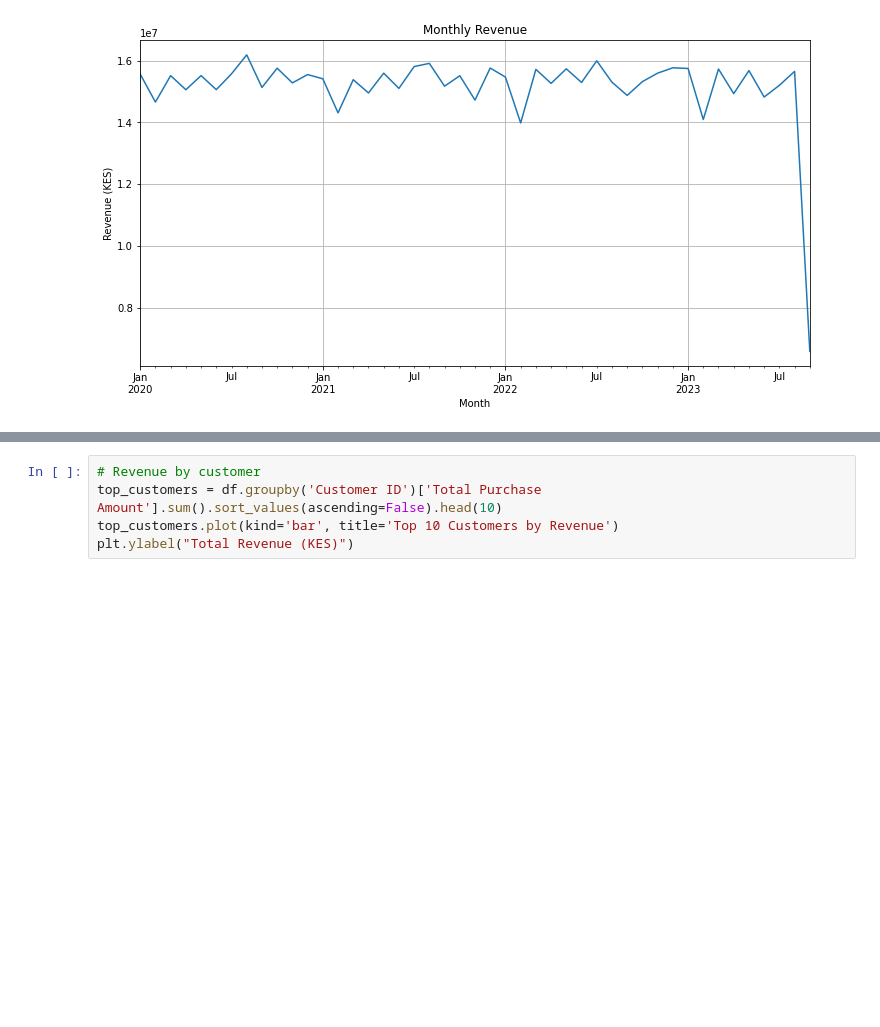
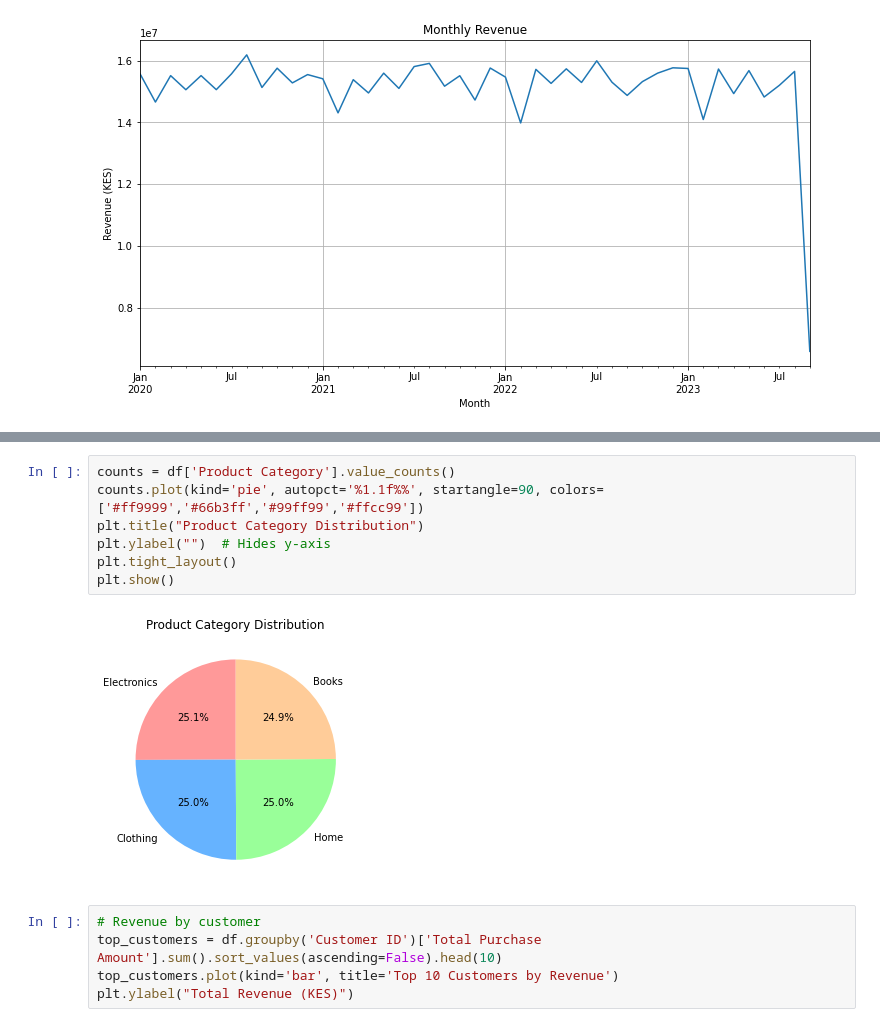
Before and after one commit to DaphineLucas/Ecommerce_Customer_Behavior_Analysis, a Jupyter notebook: Ecommerce_Customer_Behavior_Analysis.ipynb, the cells around one changed output, grey strips where cells are left out. Saved outputs shown, nothing was run; the diff lists cells and outputs as text; blank space fills up the shorter version.

```diff
--- a/Ecommerce_Customer_Behavior_Analysis.ipynb
+++ b/Ecommerce_Customer_Behavior_Analysis.ipynb
@@ -166,3 +205,12 @@ plt.gca().invert_yaxis()
+# %%
+counts = df['Product Category'].value_counts()
+counts.plot(kind='pie', autopct='%1.1f%%', startangle=90, colors=['#ff9999','#66b3ff','#99ff99','#ffcc99'])
+plt.title("Product Category Distribution")
+plt.ylabel("")  # Hides y-axis
+plt.tight_layout()
+plt.show()
+# %% [output]
+[figure, added]
 # %%
 # Revenue by customer
 top_customers = df.groupby('Customer ID')['Total Purchase Amount'].sum().sort_values(ascending=False).head(10)
```
Also changed, not shown: parts of 48 cells of this notebook.
